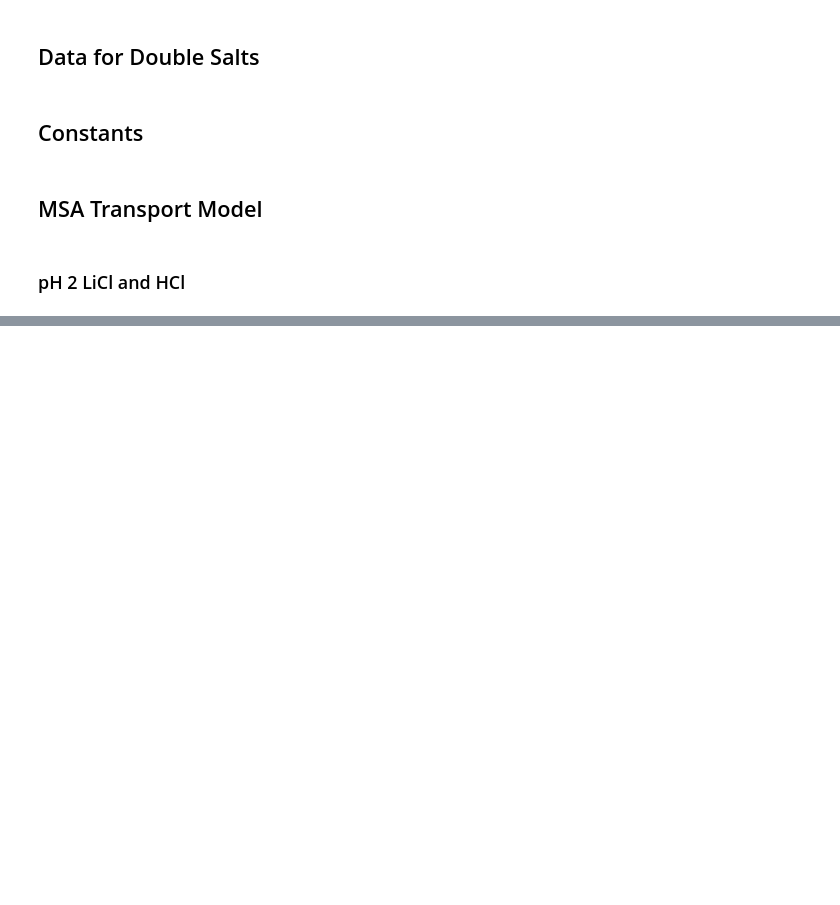
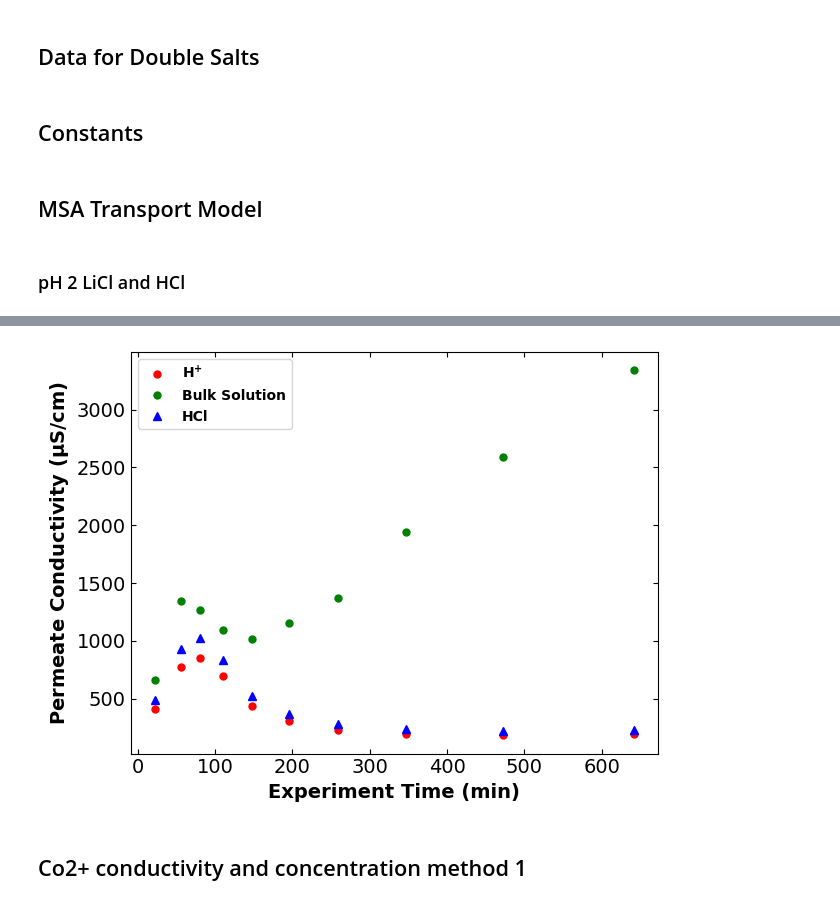
Before and after one commit to dowlinglab/salts-conductivity-modelling, a Jupyter notebook: Lithium_cobalt_conductivity.ipynb, the cells around one changed output, grey strips where cells are left out. Saved outputs shown, nothing was run; the diff lists cells and outputs as text; code cells hidden in the pictures; blank space fills up the shorter version.

```diff
--- a/Lithium_cobalt_conductivity.ipynb
+++ b/Lithium_cobalt_conductivity.ipynb
@@ -378,0 +527,15 @@ plt.show()
+# %%
+# valencies
+valency_H = [z_H]
+
+# diffusion coefficients at infinite dilution in m^2/s
+diff_coeff_H = [Diff_H]
+
+# hard sphere diameters in m
+diameter_H = [sigma_H]
+
+# limiting molar conductivity of ions in m^2.S/mol
+lambda_0_H = [lambda_0_H_mol]
+
+# calculate the bulk conductivity using the MSA transport model
+H_cond = cd.msa_transport(valency_H, diameter_H, diff_coeff_H, temp, eta_msa, epsilon, lambda_0_H, H_conc)
@@ -378,0 +551,15 @@ plt.show()
+# %%
+# making plot comparison of data values and calculated
+plt.plot(exp_time_ICP_pH, H_cond, "r.", markersize=10, label="H$^\mathbf{+}$")
+plt.plot(exp_time_ICP_pH, permeate_cond, "g.", markersize=10, label="Bulk Solution")
+plt.plot(exp_time_ICP_pH, HCl_cond, "b^", label="HCl")
+plt.xlabel("Experiment Time (min)", fontsize=14,fontweight='bold')
+plt.ylabel("Permeate Conductivity ($\mathbf{\mu}$S/cm)", fontsize=14,fontweight='bold')
+plt.tick_params(axis='x', labelsize=14, direction="in",top=True, right=True)
+plt.tick_params(axis='y', labelsize=14, direction="in",top=True, right=True)
+plt.legend(prop={"weight":"bold"})
+plt.tight_layout()
+plt.savefig(".\Li_Co\cocl2_conductivity.png")
+plt.show()
+# %% [output]
+[figure, added]
@@ -378,0 +789,2 @@ plt.show()
+# %% [markdown]
+## Co2+ conductivity and concentration method 1
```
Also changed, not shown: parts of 29 cells of this notebook, 52 other files.
